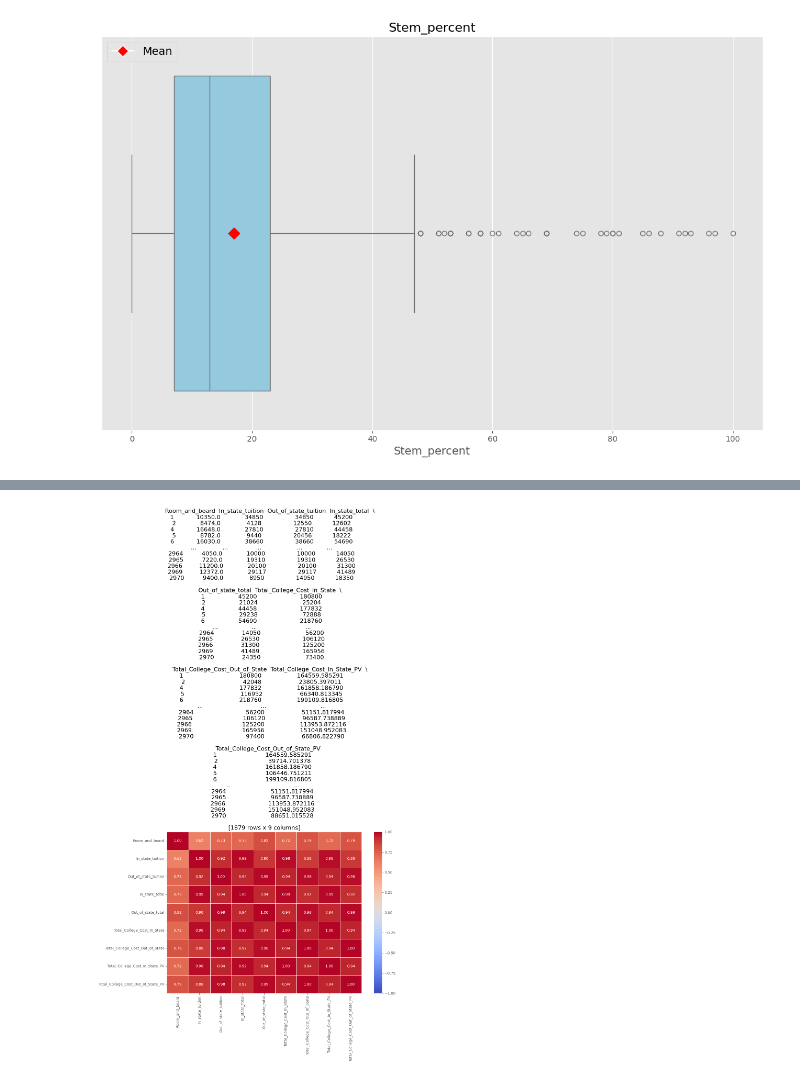
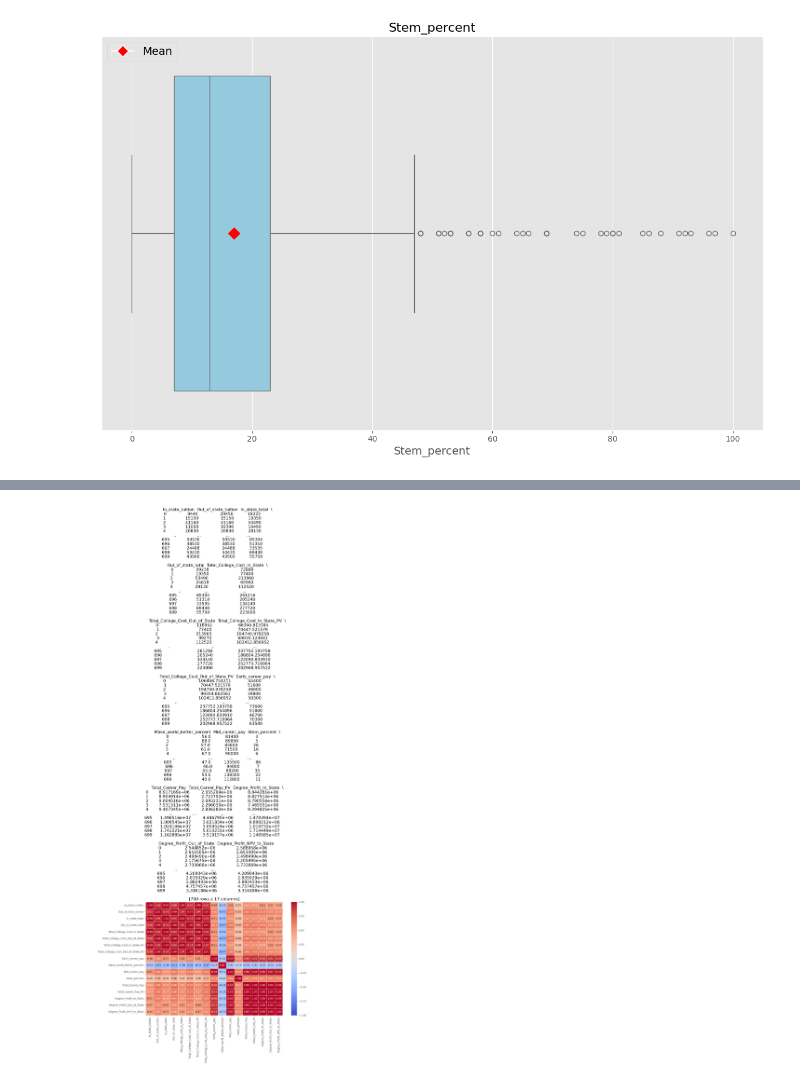
Before and after one commit to edwardweldon100/Python-Data-Analysis-Project, a Jupyter notebook: Python Project- College Tuition & Pay.ipynb, the cells around one changed output, grey strips where cells are left out. Cells and saved outputs as stored; diff of their text form; code cells hidden in the pictures.

```diff
--- a/Python Project- College Tuition & Pay.ipynb
+++ b/Python Project- College Tuition & Pay.ipynb
@@ -571,3 +616,21 @@ TuitionClean_Salary_Table.head(1)
+# %%
+#Add Degree Profit column- Out of State
+Diversity_Tuition_Salary_Table['Degree_Profit_Out_of_State'] = Diversity_Tuition_Salary_Table.apply(lambda row: row['Total_Career_Pay'] - row['Total_College_Cost_Out_of_State'], axis=1)
+Tuition_Salary_Table['Degree_Profit_Out_of_State'] = Tuition_Salary_Table.apply(lambda row: row['Total_Career_Pay'] - row['Total_College_Cost_Out_of_State'], axis=1)
+Diversity_TuitionClean_Salary_Table['Degree_Profit_Out_of_State'] = Diversity_TuitionClean_Salary_Table.apply(lambda row: row['Total_Career_Pay'] - row['Total_College_Cost_Out_of_State'], axis=1)
+TuitionClean_Salary_Table['Degree_Profit_Out_of_State'] = TuitionClean_Salary_Table.apply(lambda row: row['Total_Career_Pay'] - row['Total_College_Cost_Out_of_State'], axis=1)
+# %%
+#Add Degree Profit NPV column- In State
+Diversity_Tuition_Salary_Table['Degree_Profit_NPV_In_State'] = Diversity_Tuition_Salary_Table.apply(lambda row: row['Total_Career_Pay_PV'] - row['Total_College_Cost_In_State_PV'], axis=1)
+Tuition_Salary_Table['Degree_Profit_NPV_In_State'] = Tuition_Salary_Table.apply(lambda row: row['Total_Career_Pay_PV'] - row['Total_College_Cost_In_State_PV'], axis=1)
+Diversity_TuitionClean_Salary_Table['Degree_Profit_NPV_In_State'] = Diversity_TuitionClean_Salary_Table.apply(lambda row: row['Total_Career_Pay_PV'] - row['Total_College_Cost_In_State_PV'], axis=1)
+TuitionClean_Salary_Table['Degree_Profit_NPV_In_State'] = TuitionClean_Salary_Table.apply(lambda row: row['Total_Career_Pay_PV'] - row['Total_College_Cost_In_State_PV'], axis=1)
+# %%
+#Add Degree Profit NPV column- Out of State
+Diversity_Tuition_Salary_Table['Degree_Profit_Out_of_State'] = Diversity_Tuition_Salary_Table.apply(lambda row: row['Total_Career_Pay_PV'] - row['Total_College_Cost_Out_of_State_PV'], axis=1)
+Tuition_Salary_Table['Degree_Profit_Out_of_State'] = Tuition_Salary_Table.apply(lambda row: row['Total_Career_Pay_PV'] - row['Total_College_Cost_Out_of_State_PV'], axis=1)
+Diversity_TuitionClean_Salary_Table['Degree_Profit_Out_of_State'] = Diversity_TuitionClean_Salary_Table.apply(lambda row: row['Total_Career_Pay_PV'] - row['Total_College_Cost_Out_of_State_PV'], axis=1)
+TuitionClean_Salary_Table['Degree_Profit_Out_of_State'] = TuitionClean_Salary_Table.apply(lambda row: row['Total_Career_Pay_PV'] - row['Total_College_Cost_Out_of_State_PV'], axis=1)
 # %%
 #Custom Functions for Box Plot and Smoothed out Histogram
 def custom_boxplot(frame_name, col_name):
@@ -650,7 +737,7 @@ custom_boxplot(Salary_potential,'Stem_percent')
 # %%
-#Tution_cost and Salary_potential tables with numbers only
-Tuition_cost_table_numbers_only = Tuition_cost_clean_room_and_board.drop(['Name', 'State', 'State_code', 'Type', 'Degree_length','School- State'],axis=1)
-Salary_potential_table_numbers_only = Salary_potential_clean.drop(['Rank','Name','State', 'State_code', 'School- State'], axis=1)
+#Create Numbers only versions of Tuition-Salary tables
+Tuition_Salary_Table_num_only = Tuition_Salary_Table.drop(['School- State', 'Name', 'State', 'State_code', 'Type', 'Degree_length', 'Room_and_board', 'Rank'],axis=1)
+TuitionClean_Salary_Table_num_only = TuitionClean_Salary_Table.drop(['School- State', 'Name', 'State', 'State_code', 'Type', 'Degree_length', 'Rank'],axis=1)
 # %%
 #Define custom Heat Map function
 def custom_heatmap(frame_name):
@@ -665,7 +752,7 @@ def custom_heatmap(frame_name):
     plt.title(frame_name, fontsize=16)
     plt.show()
 # %%
-#Heat Map for Tuition_cost
-custom_heatmap(Tuition_cost_table_numbers_only)
+#Heat Map for Tuition_Salary_Table_num_only
+custom_heatmap(Tuition_Salary_Table_num_only)
 # %% [output]
-[figure, old version]
+[figure, new version]
```
Also changed, not shown: parts of 9 cells of this notebook.
